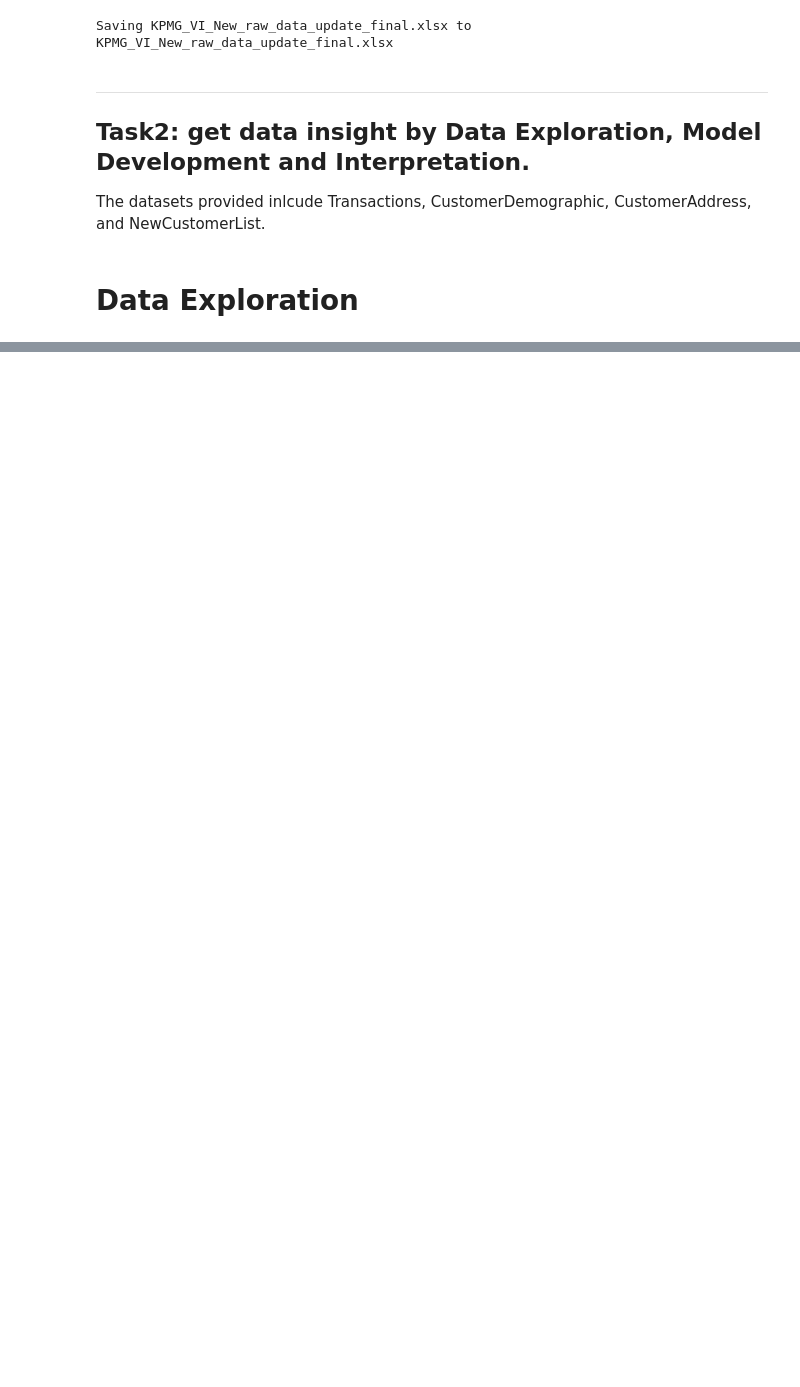
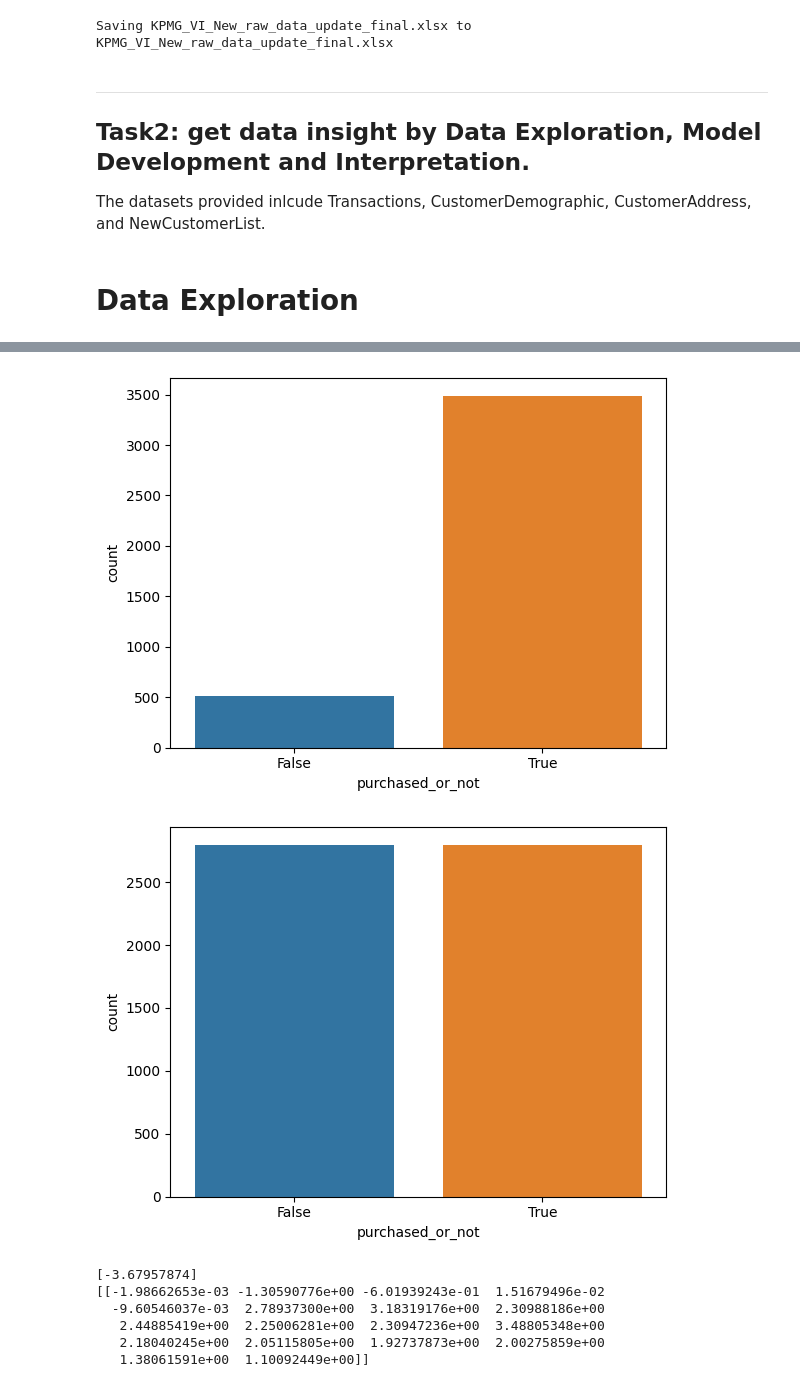
Before and after one commit to peiyulin0520/KPMG-virtual-intern-tasks, a Jupyter notebook: Task2.ipynb, the cells around one changed output, grey strips where cells are left out. Drawn from its saved outputs; the diff is of its cells as text; code cells hidden in the pictures; blank space fills up the shorter version.

```diff
--- a/Task2.ipynb
+++ b/Task2.ipynb
@@ -28,0 +165,68 @@ The datasets provided inlcude Transactions, CustomerDemographic, CustomerAddress
+# %%
+# load required packages
+import statsmodels.api as sm
+from sklearn.linear_model import LogisticRegression
+from sklearn.metrics import classification_report, confusion_matrix
+from sklearn.model_selection import train_test_split
+from sklearn.model_selection import cross_val_score
+from imblearn.over_sampling import SMOTE
+
+# over sampling
+## view the overall target varaible - purchased_or_not
+sns.countplot(x='purchased_or_not', data=CustomerDemographic2)
+plt.show()
+## get the train and test datasets
+X = CustomerDemographic2.loc[:, CustomerDemographic2.columns != 'purchased_or_not']
+y = CustomerDemographic2.loc[:, CustomerDemographic2.columns == 'purchased_or_not']
+os = SMOTE(random_state=0)
+X_train, X_test, y_train, y_test = train_test_split(X, y, test_size=0.2, random_state=0)
+columns = X_train.columns
+os_data_X,os_data_y=os.fit_resample(X_train, y_train)
+os_data_X = pd.DataFrame(data=os_data_X,columns=columns )
+os_data_y= pd.DataFrame(data=os_data_y,columns=['purchased_or_not'])
+
+# check whether the data is balanced after oversampling
+sns.countplot(x='purchased_or_not', data=os_data_y)
+plt.show()
+
+# build a Logistic Regression model
+# first time try
+# logit_model=sm.Logit(os_data_y,sm.add_constant(os_data_X))
+# result=logit_model.fit()
+# print(result.summary())
+# second time try
+# model = LogisticRegression()
+# model.fit(os_data_X, os_data_y)
+# os_data_X = sm.add_constant(os_data_X)
+# logit_model = sm.Logit(os_data_y, os_data_X)
+# result = logit_model.fit()
+# p_values = result.pvalues
+
+model = LogisticRegression(solver='liblinear', random_state=0).fit(os_data_X, os_data_y)
+
+intercept = model.intercept_
+coefficients = model.coef_
+print(intercept)
+print(coefficients)
+# # cross validation:
+# logreg = LogisticRegression()
+# scores = cross_val_score(logreg, os_data_X, os_data_y, cv=5)
+# print('cross-validation scores: ', scores)
+# print('mean accuracy: ', scores.mean())
+# print('standard deviation: ', scores.std())
+
+# get the accuracy of the model
+accuracy_train = model.score(os_data_X,os_data_y)
+accuracy_test = model.score(X_test,y_test)
+y_pred = model.predict(X_test)
+y_scores = model.predict_proba(X_test)[:, 1]
+report = classification_report(y_test, y_pred)
+# %% [output]
+[figure, added]
+[figure, added]
+[-3.67957874]
+[[-1.98662653e-03 -1.30590776e+00 -6.01939243e-01  1.51679496e-02
+  -9.60546037e-03  2.78937300e+00  3.18319176e+00  2.30988186e+00
+   2.44885419e+00  2.25006281e+00  2.30947236e+00  3.48805348e+00
+   2.18040245e+00  2.05115805e+00  1.92737873e+00  2.00275859e+00
+   1.38061591e+00  1.10092449e+00]]
```
Also changed, not shown: parts of 42 cells of this notebook.
